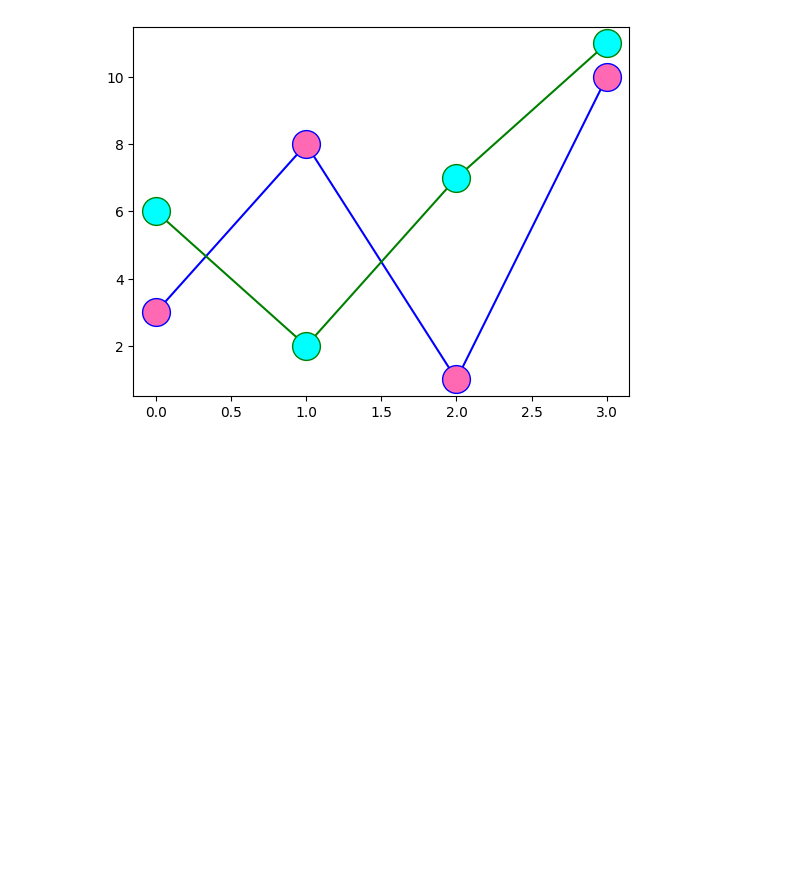
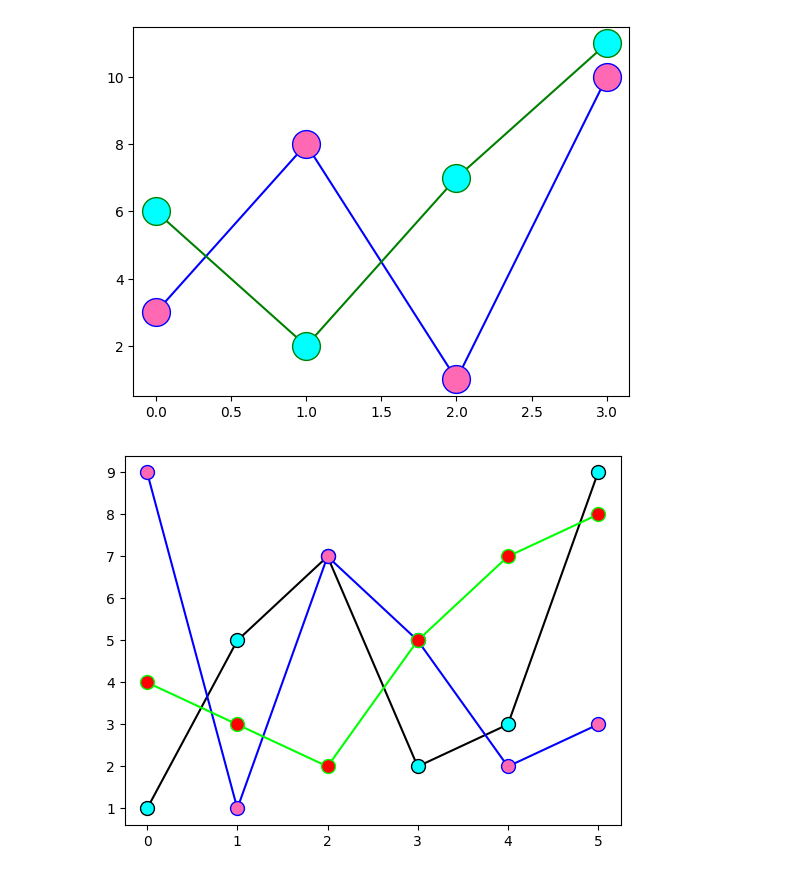
Before and after one commit to AllanAlvarez1/Python-Notebooks, a Jupyter notebook: PythonMathPlot.ipynb, the cells around one changed output. Saved outputs shown, nothing was run; the diff lists cells and outputs as text; code cells hidden in the pictures; blank space fills up the shorter version.

```diff
--- a/PythonMathPlot.ipynb
+++ b/PythonMathPlot.ipynb
@@ -232,3 +232,19 @@ plt.plot(y2, 'o-b', color = 'green', ms = 20, mfc = 'cyan')
 plt.show()
 # %% [output]
 [figure]
+# %%
+#Plot 3 Lines
+import matplotlib.pyplot as plt
+import numpy as np
+
+y1= np.array([1, 5, 7, 2, 3, 9])
+y2= np.array([9, 1, 7, 5, 2, 3])
+y3= np.array([4, 3, 2, 5, 7, 8])
+
+plt.plot(y1, marker = 'o', mfc = 'cyan', color = 'black', ms = 10)
+plt.plot(y2,marker = 'o', mfc = 'hotpink', ms = 10, color = 'blue')
+plt.plot(y3,marker = 'o', mfc = 'red', ms = 10, color = 'lime')
+
+plt.show()
+# %% [output]
+[figure, added]
```
Also changed, not shown: parts of 16 cells of this notebook.
